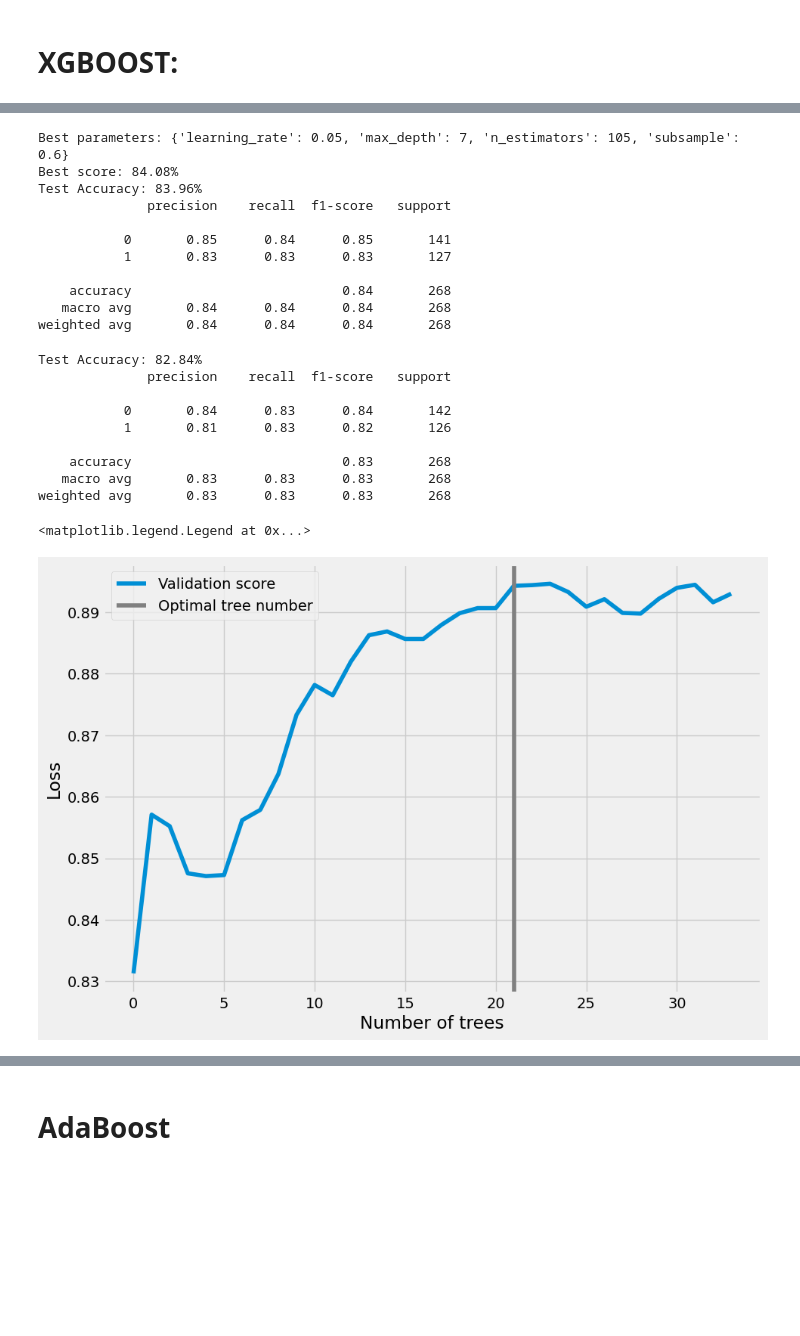
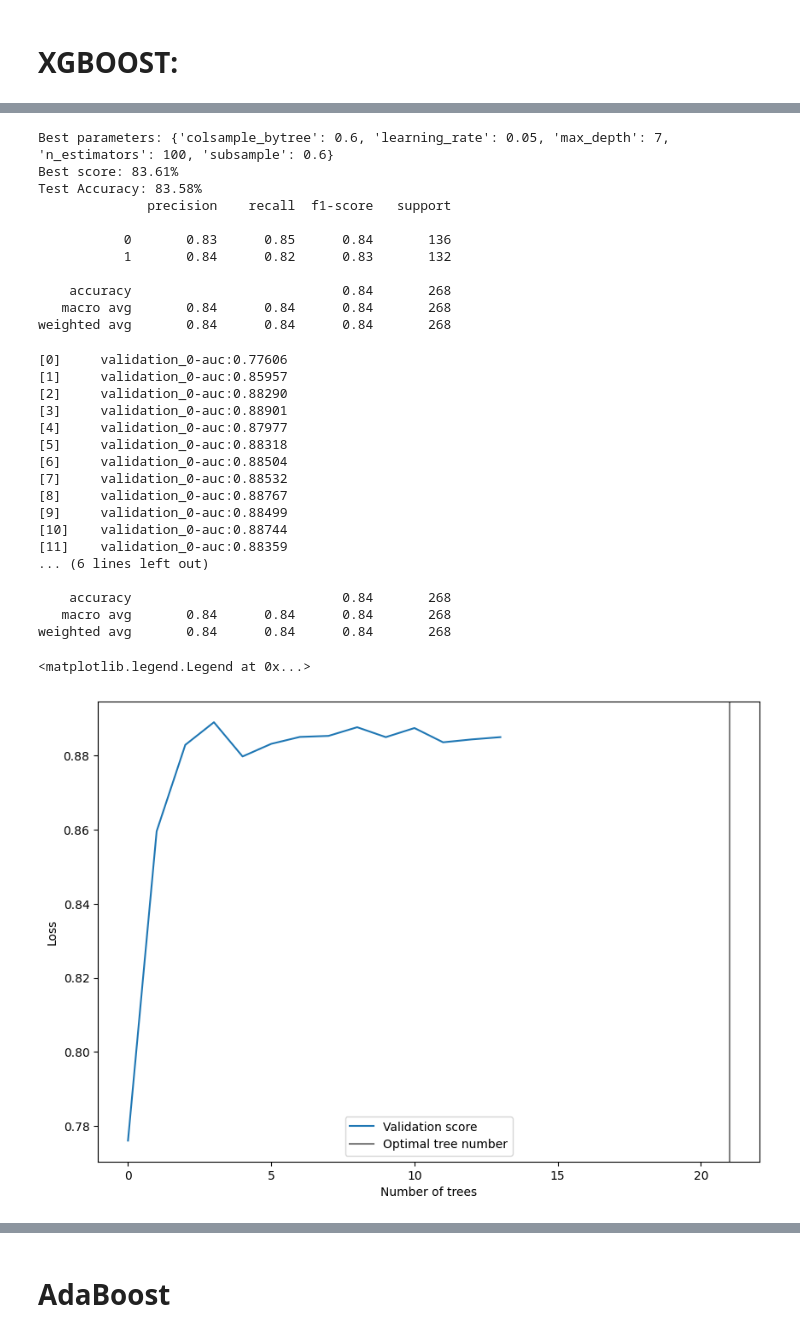
Before and after one commit to noachilles/sanhak_AI, a Jupyter notebook: sanhak_ai.ipynb, the cells around one changed output, grey strips where cells are left out. Saved outputs shown, nothing was run; the diff lists cells and outputs as text; code cells hidden in the pictures; blank space fills up the shorter version.

```diff
--- a/sanhak_ai.ipynb
+++ b/sanhak_ai.ipynb
@@ -204,9 +192,0 @@ plt.show()
-# %%
-plt.rcParams['figure.figsize'] = [10, 6]
-ax= plt.style.use('fivethirtyeight')
-table=pd.crosstab(table.policy_state, table.fraud_reported)
-table.div(table.sum(1).astype(float), axis=0).plot(kind='bar', stacked=True)
-plt.title('Stacked Bar Chart of Policy State vs Fraud Reported', fontsize=12)
-plt.xlabel('Policy State')
-plt.ylabel('Fraud Reported')
-plt.show()
@@ -215,6 +193,6 @@ plt.show()
 # %%
 # NULL 값들을 지우기 --> authorities_contacted에 있는 91개의 null 값을 지
-table = table.dropna(axis=0)
+table = table.dropna()
 table.shape
 # %% [output]
 (909, 39)
@@ -394,3 +363,19 @@ table.head()
 # %%
 target_map = {'Y': 1, 'N': 0}
 table['fraud_reported'] = table['fraud_reported'].map(target_map)
+# %%
+'''
+# 이 부분은 RUN 하지 마세요!!!!!!!!!
+from sklearn.preprocessing import LabelEncoder
+label_encoder = LabelEncoder()
+# Label Encoding
+cols_list = ["policy_state", "insured_sex", "authorities_contacted", "property_damage",
+                                 "police_report_available", "insured_occupation", "incident_type",
+                                 "collision_type","incident_state"]
+
+for _ in cols_list:
+  table[_] = label_encoder.fit_transform(table[_])
+
+table.corr()
+# 딱히 집적적으로 'fraud_reported'랑 관련있는 칼럼은 없는거 같아요!!
+'''
@@ -522,9 +511,9 @@ model = xgb.XGBClassifier(objective='binary:logistic', eval_metric = 'auc')
 param_grid_ = {
     'learning_rate': [0.05],
     'max_depth': [7],
-    'n_estimators': [105],
+    'n_estimators': [100],
     'subsample': [0.6],
-   # 'colsample_bytree': [0.7],
+    'colsample_bytree': [0.6],
 }
 grid_search = GridSearchCV(estimator=model, param_grid = param_grid_)
 
@@ -544,13 +533,13 @@ print(f'Test Accuracy: {acc * 100:.2f}%')
 
 print(classification_report(y_pred, y_test))
 # %% [output]
-Best parameters: {'learning_rate': 0.05, 'max_depth': 7, 'n_estimators': 105, 'subsample': 0.6}
-Best score: 84.08%
-Test Accuracy: 83.96%
+Best parameters: {'colsample_bytree': 0.6, 'learning_rate': 0.05, 'max_depth': 7, 'n_estimators': 100, 'subsample': 0.6}
+Best score: 83.61%
+Test Accuracy: 83.58%
               precision    recall  f1-score   support
 
-           0       0.85      0.84      0.85       141
-           1       0.83      0.83      0.83       127
+           0       0.83      0.85      0.84       136
+           1       0.84      0.82      0.83       132
 
     accuracy                           0.84       268
    macro avg       0.84      0.84      0.84       268
@@ -559,53 +548,58 @@ weighted avg       0.84      0.84      0.84       268
 # early stopping
 import xgboost as xgb
 from matplotlib import pyplot as plt
-import joblib
 
 model = xgb.XGBClassifier(
     objective='binary:logistic',
     eval_metric = 'auc',
     learning_rate = 0.05,
     max_depth=7,
     n_estimators=100,
     subsample=0.6,
     colsample_bytree=0.6,
-    early_stopping_rounds=10
+
     )
 
-model.fit(X_train, y_train, eval_set=[(X_test, y_test)], verbose=False)
-
-joblib.dump(model, './xgboost_model.pkl')
+model.fit(X_train, y_train, eval_set=[(X_test, y_test)], early_stopping_rounds=10)
 
 # print(f'Best parameters: {model.best_params_}')
 # print(f'Best score: {model.best_score_ * 100:.2f}%')
 
 results = model.evals_result()
 
 y_pred = model.predict(X_test)
 prob = model.predict_proba(X_test)
 acc = accuracy_score(y_test, y_pred)
 print(f'Test Accuracy: {acc * 100:.2f}%')
 
 print(classification_report(y_pred, y_test))
 
 plt.figure(figsize=(10,7))
 plt.plot(results["validation_0"]["auc"], label="Validation score")
 plt.axvline(21, color="gray", label="Optimal tree number")
 plt.xlabel("Number of trees")
 plt.ylabel("Loss")
 plt.legend()
 # %% [output]
-Test Accuracy: 82.84%
-              precision    recall  f1-score   support
+[0]     validation_0-auc:0.77606
+[1]     validation_0-auc:0.85957
+[2]     validation_0-auc:0.88290
+[3]     validation_0-auc:0.88901
+[4]     validation_0-auc:0.87977
+[5]     validation_0-auc:0.88318
+[6]     validation_0-auc:0.88504
+[7]     validation_0-auc:0.88532
+[8]     validation_0-auc:0.88767
+[9]     validation_0-auc:0.88499
+[10]    validation_0-auc:0.88744
+[11]    validation_0-auc:0.88359
+... (6 lines left out)
 
-           0       0.84      0.83      0.84       142
-           1       0.81      0.83      0.82       126
-
-    accuracy                           0.83       268
-   macro avg       0.83      0.83      0.83       268
-weighted avg       0.83      0.83      0.83       268
+    accuracy                           0.84       268
+   macro avg       0.84      0.84      0.84       268
+weighted avg       0.84      0.84      0.84       268
 <matplotlib.legend.Legend at 0x...>
-[figure, old version]
+[figure, new version]
 # %%
 # 교차 검증
 from sklearn.model_selection import cross_val_score
```
Also changed, not shown: parts of 35 cells of this notebook.
